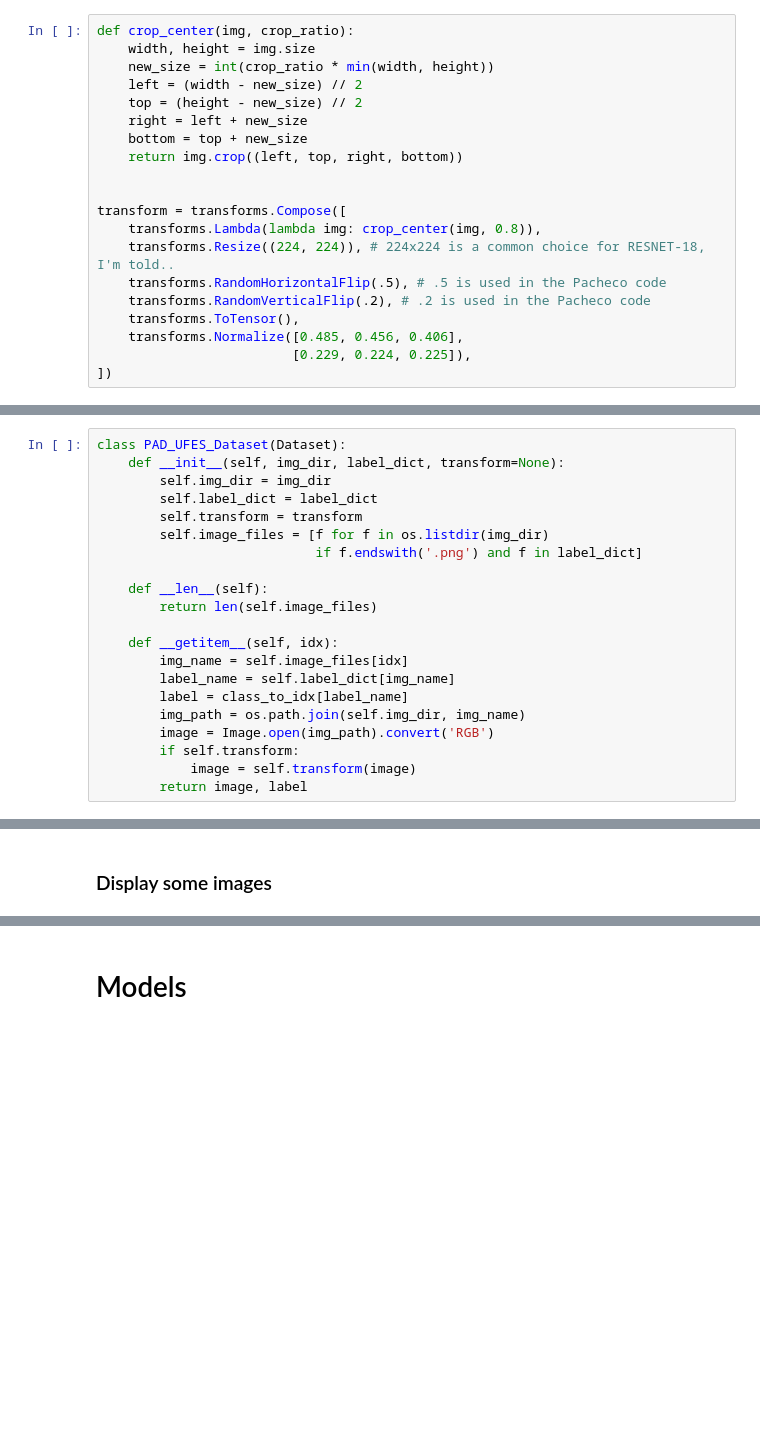
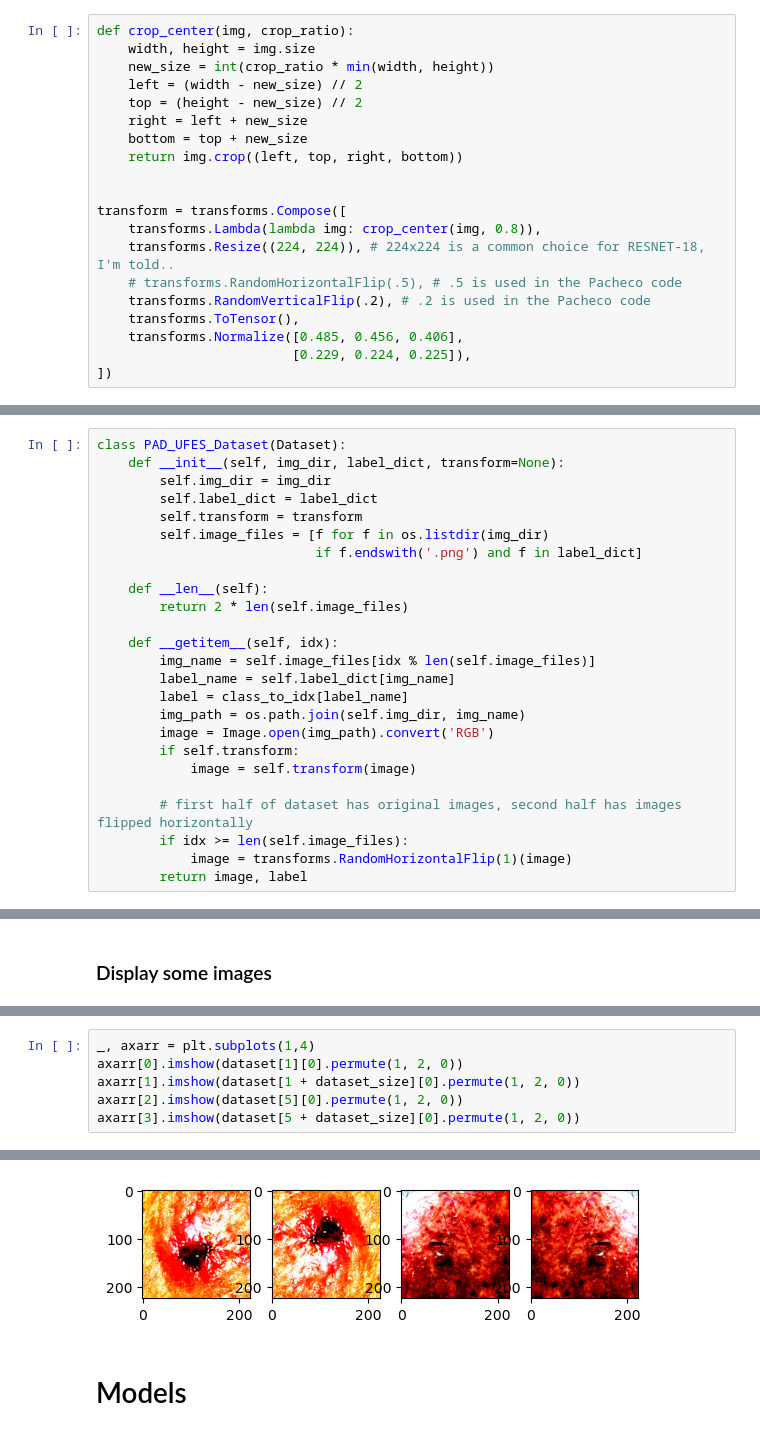
Before and after one commit to nevingeorge/Skin-Lesion-Classifier, a Jupyter notebook: skin_lesion_classifer_v2.ipynb, the cells around one changed output, grey strips where cells are left out. Drawn from its saved outputs; the diff is of its cells as text; blank space fills up the shorter version.

Commit message:
Augment the dataset with horizontal flips.

```diff
--- a/skin_lesion_classifer_v2.ipynb
+++ b/skin_lesion_classifer_v2.ipynb
@@ -49,7 +49,7 @@ def crop_center(img, crop_ratio):
 transform = transforms.Compose([
     transforms.Lambda(lambda img: crop_center(img, 0.8)),
     transforms.Resize((224, 224)), # 224x224 is a common choice for RESNET-18, I'm told..
-    transforms.RandomHorizontalFlip(.5), # .5 is used in the Pacheco code
+    # transforms.RandomHorizontalFlip(.5), # .5 is used in the Pacheco code
     transforms.RandomVerticalFlip(.2), # .2 is used in the Pacheco code
     transforms.ToTensor(),
     transforms.Normalize([0.485, 0.456, 0.406],
@@ -67,16 +67,20 @@ class PAD_UFES_Dataset(Dataset):
                             if f.endswith('.png') and f in label_dict]
 
     def __len__(self):
-        return len(self.image_files)
+        return 2 * len(self.image_files)
 
     def __getitem__(self, idx):
-        img_name = self.image_files[idx]
+        img_name = self.image_files[idx % len(self.image_files)]
         label_name = self.label_dict[img_name]
         label = class_to_idx[label_name]
         img_path = os.path.join(self.img_dir, img_name)
         image = Image.open(img_path).convert('RGB')
         if self.transform:
             image = self.transform(image)
+
+        # first half of dataset has original images, second half has images flipped horizontally
+        if idx >= len(self.image_files):
+            image = transforms.RandomHorizontalFlip(1)(image)
         return image, label
 # %% [markdown]
 <h3>Establish Paths</h3>
@@ -134,0 +141,7 @@ Clipping input data to the valid range for imshow with RGB data ([0..1] for floa
+# %%
+_, axarr = plt.subplots(1,4)
+axarr[0].imshow(dataset[1][0].permute(1, 2, 0))
+axarr[1].imshow(dataset[1 + dataset_size][0].permute(1, 2, 0))
+axarr[2].imshow(dataset[5][0].permute(1, 2, 0))
+axarr[3].imshow(dataset[5 + dataset_size][0].permute(1, 2, 0))
+# %% [output]
@@ -135,3 +153,4 @@ Clipping input data to the valid range for imshow with RGB data ([0..1] for floa
+[figure, added]
 # %% [markdown]
 <h1>Models</h1>
 # %% [markdown]
```
Also changed, not shown: parts of 7 cells of this notebook, 1 other file.
